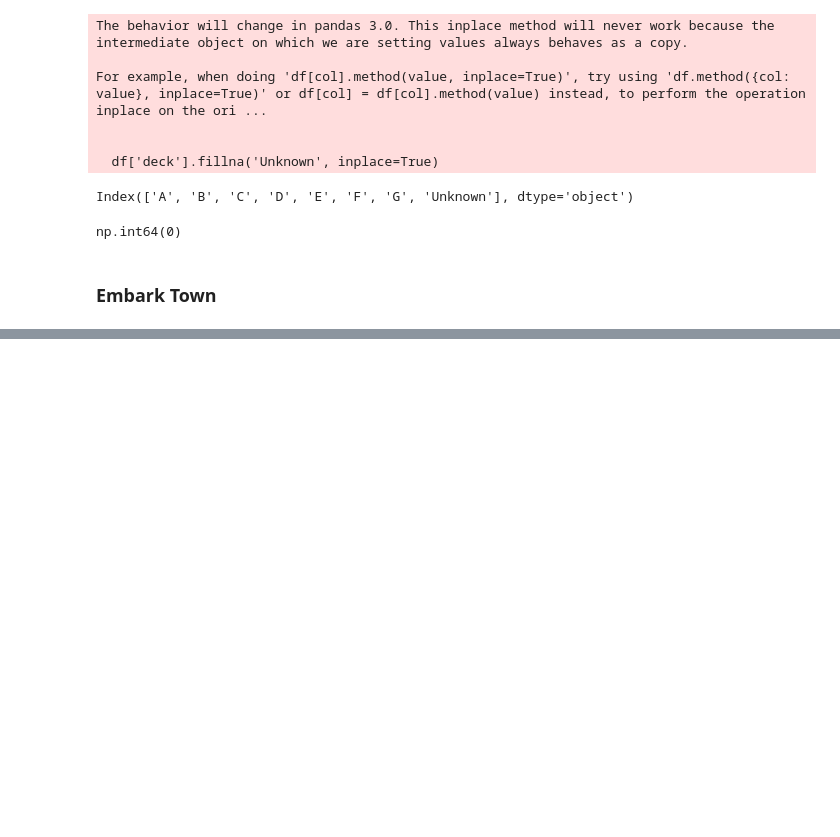
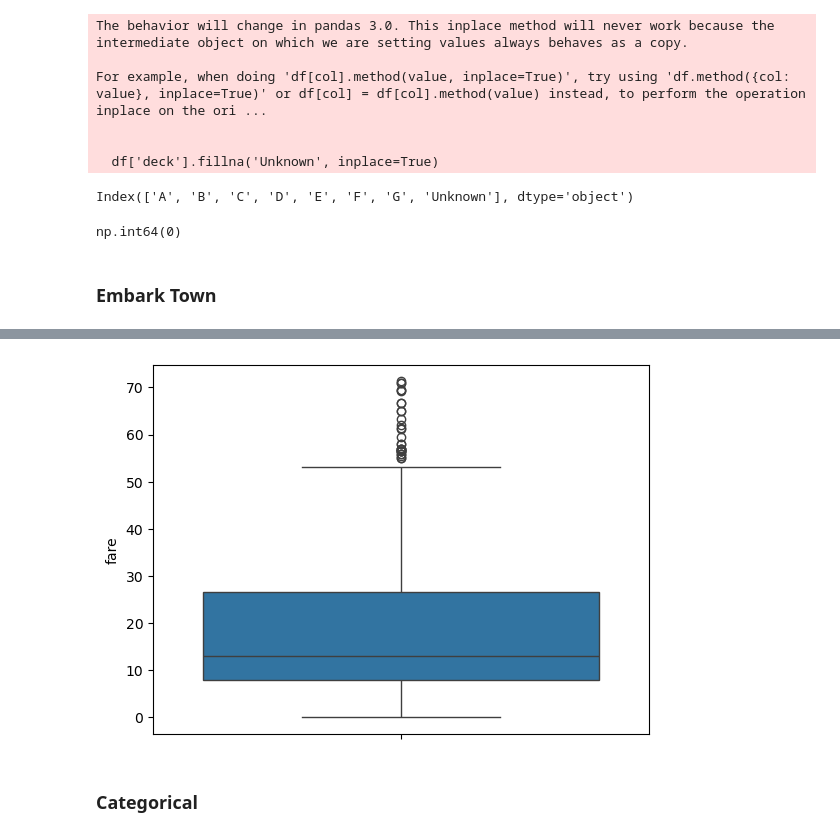
Before and after one commit to Niraj7272/DataScience, a Jupyter notebook: Practice/Project_cleaning_EDA_Feature-engineering/Titanic.ipynb, the cells around one changed output, grey strips where cells are left out. Cells and saved outputs as stored; diff of their text form; code cells hidden in the pictures; blank space fills up the shorter version.

```diff
--- a/Practice/Project_cleaning_EDA_Feature-engineering/Titanic.ipynb
+++ b/Practice/Project_cleaning_EDA_Feature-engineering/Titanic.ipynb
@@ -261,0 +339,7 @@ np.int64(0)
+# %%
+sns.boxplot(df['fare'])
+plt.show()
+# %% [output]
+[figure, added]
+# %% [markdown]
+### Categorical
```
Also changed, not shown: parts of 15 cells of this notebook.
